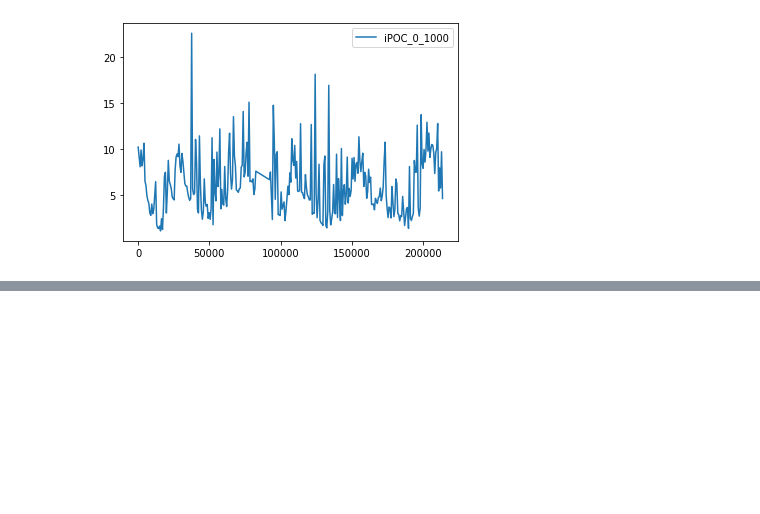
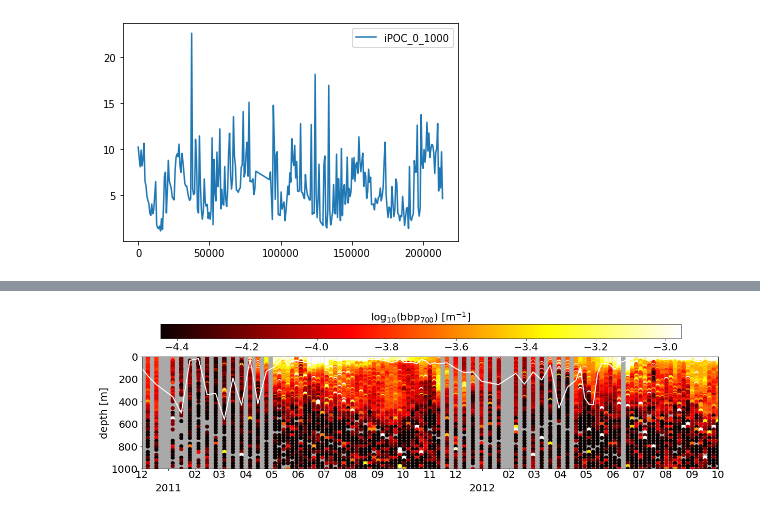
Before and after one commit to fricour/CarbonFluxes, a Jupyter notebook: carbon.ipynb, the cells around one changed output, grey strips where cells are left out. Cells and saved outputs as stored; diff of their text form; code cells hidden in the pictures; blank space fills up the shorter version.

```diff
--- a/carbon.ipynb
+++ b/carbon.ipynb
@@ -652,0 +657,81 @@ test.plot()
+# %%
+# data to plot
+x = np.array(data['human_time'])
+y = np.array(data['depth'])
+z = np.array(data['bbp'])
+
+# compute log10 BBP
+# import math
+# z = math.log10(z)
+# see https://stackoverflow.com/questions/47208473/attributeerror-numpy-float64-object-has-no-attribute-log10/47208873#47208873
+z = np.log10(z.astype(np.float64))
+# np.log10(list(z)) # also work but np.log10(z) does NOT work
+# %%
+# cmap = cmocean.cm.tempo_r
+# cmap = mpl.cm.RdYlBu
+# cmap = mpl.cm.RdYlBu_r
+# cmap = mpl.cm.jet
+# cmap = mpl.cm.magma
+cmap = mpl.cm.hot
+
+
+vmin = np.percentile(z, 15) # "min color range"
+vmax = np.percentile(z, 95)
+ymax = 1000 # depth max to plot
+title = '$\log_{10}$(bbp$_{700}$) [m$^{-1}$]'
+
+# see matplotlib tuto at https://matplotlib.org/3.3.2/tutorials/introductory/usage.html
+
+fig, ax = plt.subplots(figsize=(20, 4)) # Create a figure containing a single axes.
+ax.set_facecolor('darkgrey')
+# fig = plt.figure(1, figsize=(20, 6))
+# ax = fig.add_subplot(111, axisbg='#E6E6E6')
+ax.scatter(x, y, s=64, c=z, marker='o', edgecolors='none', vmin=vmin, vmax=vmax, cmap=cmap) # Plot data on the axes.
+ax.set_ylabel('depth [m]', fontsize = 20)
+#ax.set_title(title, fontsize = 20)
+ylim([0, ymax])
+plt.gca().invert_yaxis()
+
+#####   set ticks and  labels
+months = mdates.MonthLocator(interval=1)
+years = mdates.YearLocator()
+
+datemin = datetime.strptime('2010-12-01', '%Y-%m-%d').date()
+datemin = datemin.toordinal()
+datemax = datetime.strptime('2012-10-01', '%Y-%m-%d').date()
+datemax = datemax.toordinal()
+
+ax.set_xlim(datemin, datemax)
+
+ax.xaxis.set_minor_locator(months)
+ax.xaxis.set_major_locator(years)
+fmt = mdates.DateFormatter('%m')
+
+ax.xaxis.set_major_formatter(mdates.DateFormatter('%Y'))
+ax.xaxis.set_minor_formatter(fmt)
+
+ax.tick_params(axis='x', which='major', direction='out', pad=25, labelsize=20)
+ax.tick_params(axis='x', which='minor', direction='out', pad=0.5, labelsize=20)
+ax.tick_params(axis='both', which='both', labelsize=20)
+
+# add mld data
+mld = np.array(data[['MLD', 'human_time']].drop_duplicates().MLD)
+time_mld = np.array(data[['MLD', 'human_time']].drop_duplicates().human_time)
+ax.plot(time_mld, mld, 'w-', lw = 2)
+
+# add colorbar
+ax1 = fig.add_axes([0.15, 1, .7, .1]) # left (+ for left), up (+ for up), length, thickness
+
+norm = mpl.colors.Normalize(vmin=vmin, vmax=vmax)
+
+cb1 = mpl.colorbar.ColorbarBase(ax1, cmap=cmap,
+                       norm=norm,
+                       orientation='horizontal')
+
+cb1.ax.set_title(title, fontsize = 20)
+cb1.ax.tick_params(labelsize=20)
+
+imaxes = gca()
+axes(cb1.ax)
+axes(imaxes)
+# %% [output]
@@ -652,0 +739 @@ test.plot()
+[figure, added]
```
Also changed, not shown: parts of 30 cells of this notebook.
